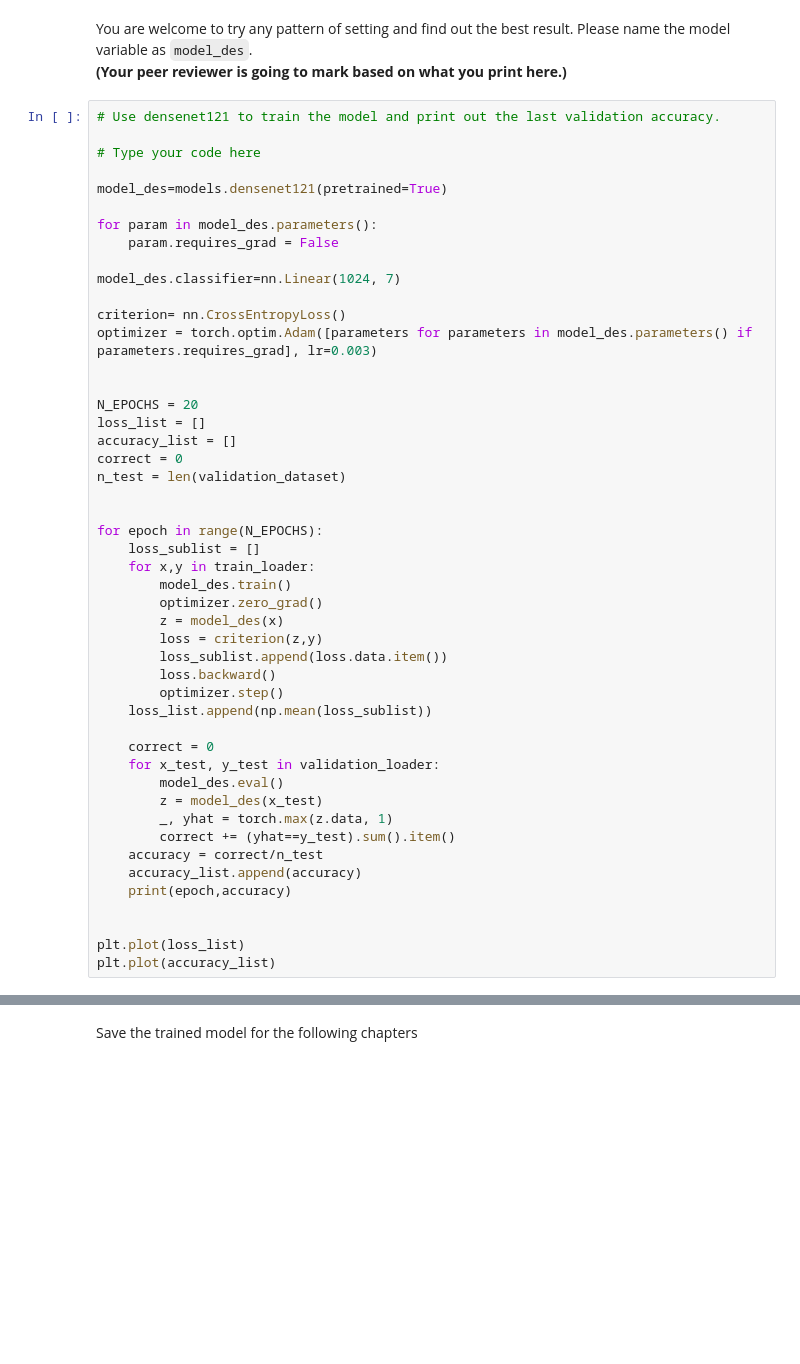
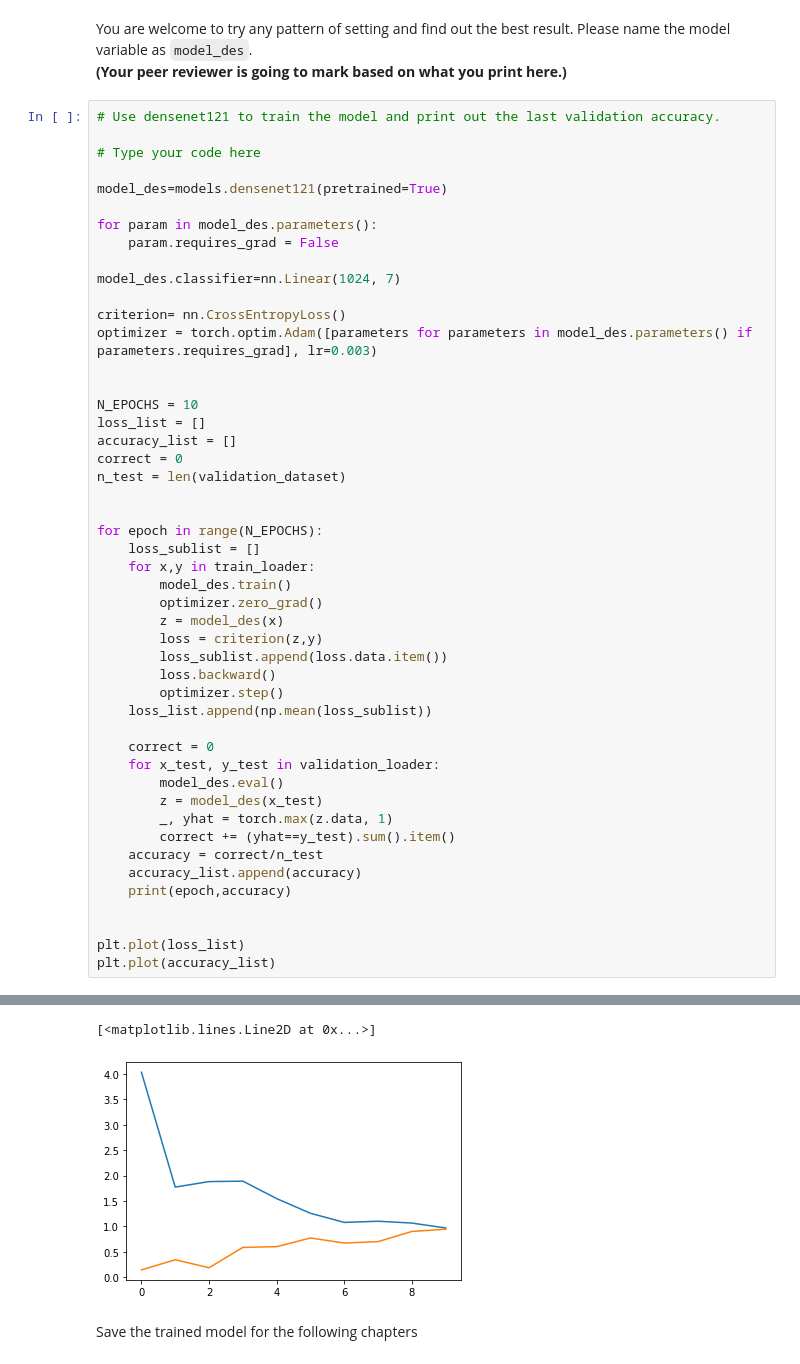
Before and after one commit to yaulin/ibm_dl_capstone, a Jupyter notebook: DL0320EN-3-1-BuildingModel_PyTorch.ipynb, the cells around one changed output, grey strips where cells are left out. Drawn from its saved outputs; the diff is of its cells as text; blank space fills up the shorter version.

```diff
--- a/DL0320EN-3-1-BuildingModel_PyTorch.ipynb
+++ b/DL0320EN-3-1-BuildingModel_PyTorch.ipynb
@@ -381,7 +384,7 @@ criterion= nn.CrossEntropyLoss()
 optimizer = torch.optim.Adam([parameters for parameters in model_des.parameters() if parameters.requires_grad], lr=0.003)
 
 
-N_EPOCHS = 20
+N_EPOCHS = 10
 loss_list = []
 accuracy_list = []
 correct = 0
@@ -420,3 +430,5 @@ plt.plot(accuracy_list)
+[<matplotlib.lines.Line2D at 0x...>]
+[figure, added]
 # %% [markdown]
 Save the trained model for the following chapters
 # %%
```
Also changed, not shown: parts of 2 cells of this notebook.
